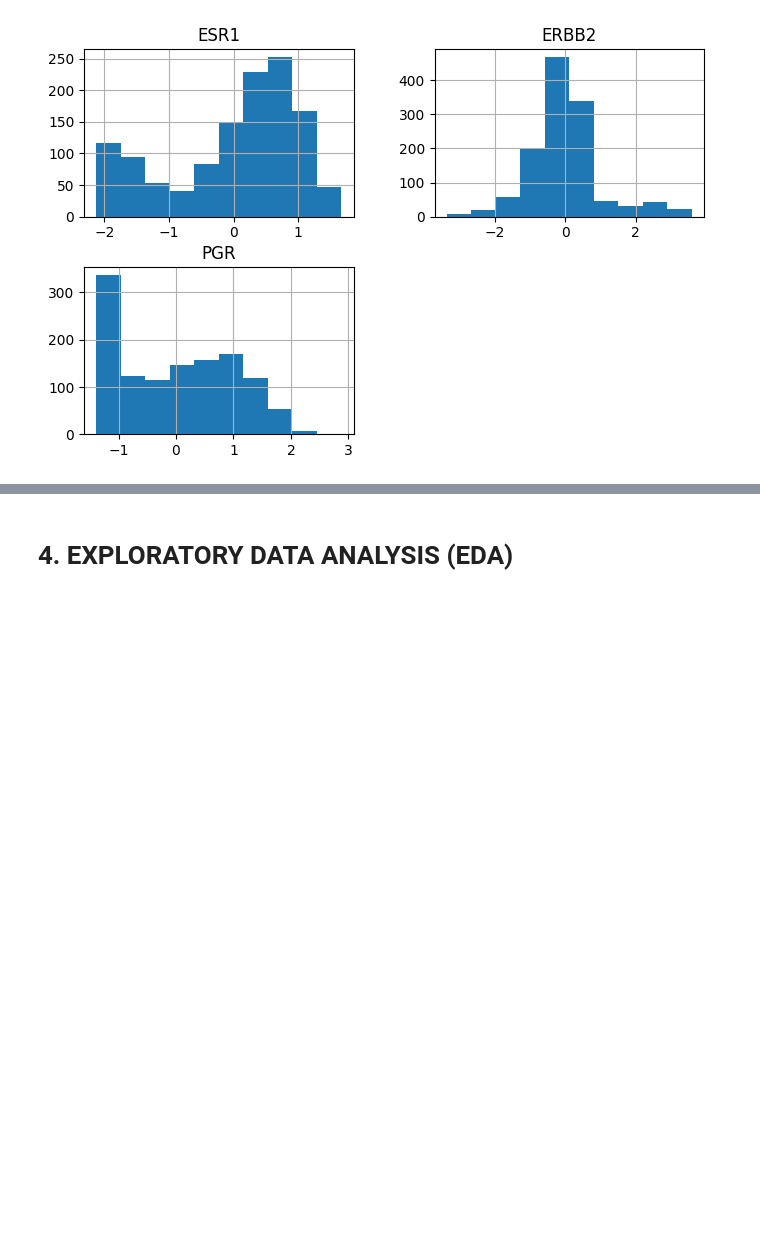
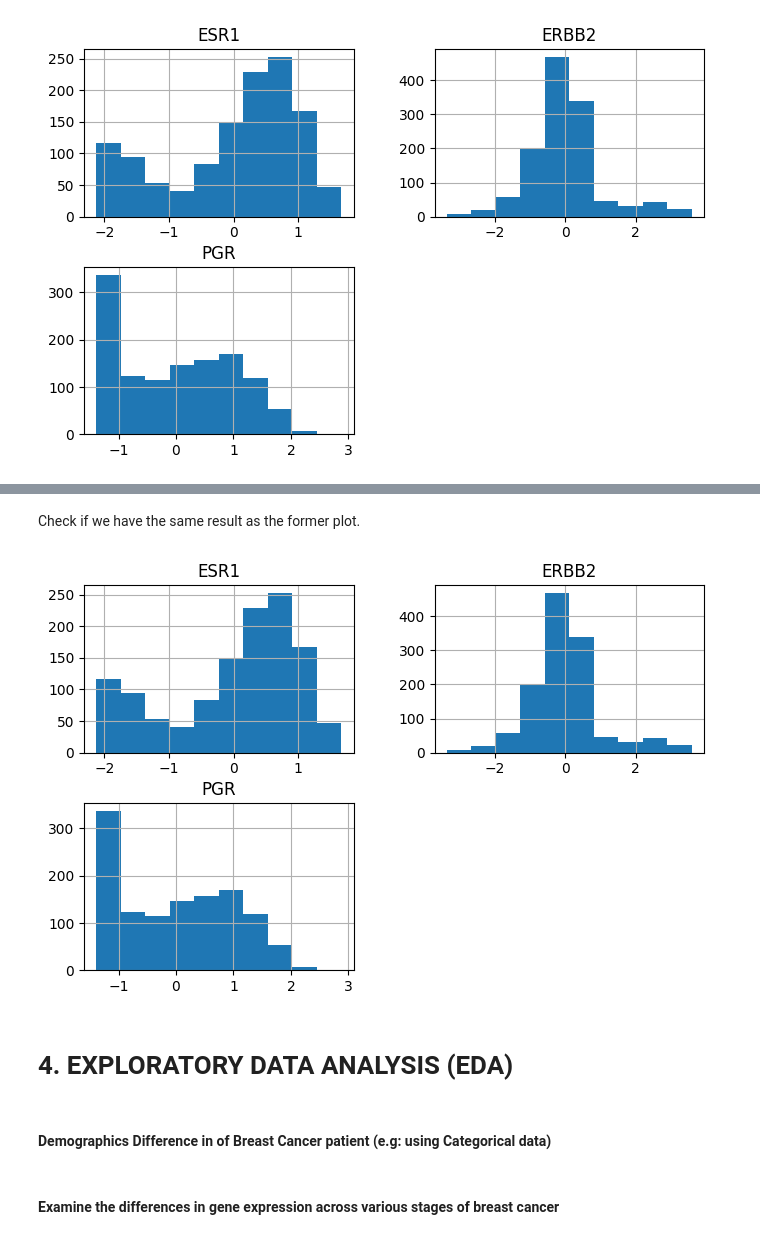
Before and after one commit to Langara-DataHub/DANA-4830-Project, a Jupyter notebook: TCGA-BRCA-Classification.ipynb, the cells around one changed output, grey strips where cells are left out. Cells and saved outputs as stored; diff of their text form; code cells hidden in the pictures; blank space fills up the shorter version.

Commit message:
Fixed NaNs under normalization step and added placeholders to EDA

```diff
--- a/TCGA-BRCA-Classification.ipynb
+++ b/TCGA-BRCA-Classification.ipynb
@@ -391,7 +395,13 @@ merged_norm_df = merged_df.copy()
 # Select all gene data (last 60660 columns)
 all_gene_data = merged_norm_df.iloc[:, -60660:]
 
-# Perform log2 transformation and Z-score normalization in one step
-merged_norm_df.iloc[:, -60660:] = (np.log2(all_gene_data + 1) - all_gene_data.mean()) / all_gene_data.std()
+# Perform log2 transformation after adding 1 to each TPM value
+log2_data = np.log2(all_gene_data + 1)
+
+# Z-score normalization
+log2_data = log2_data.apply(lambda x: (x - x.mean()) / x.std() if x.std() != 0 else np.zeros_like(x), axis=0)
+
+# Assign the result back to the merged_norm_df
+merged_norm_df.iloc[:, -60660:] = log2_data
 display(merged_norm_df.head())
 # %% [output]
@@ -399,4 +415,16 @@ Error:
+# %% [markdown]
+Check if we have the same result as the former plot.
+# %%
+gene_data = merged_norm_df[genes_to_plot]
+gene_data.hist(figsize=(8, 5))
+plt.show()
+# %% [output]
+[figure, added]
 # %% [markdown]
 # 4. EXPLORATORY DATA ANALYSIS (EDA) <a name="4"></a>
+# %% [markdown]
+#### Demographics Difference in of Breast Cancer patient (e.g: using Categorical data)
 # %%
 # Use merged_norm_df
+# %% [markdown]
+#### Examine the differences in gene expression across various stages of breast cancer
```
Also changed, not shown: parts of 6 cells of this notebook.
